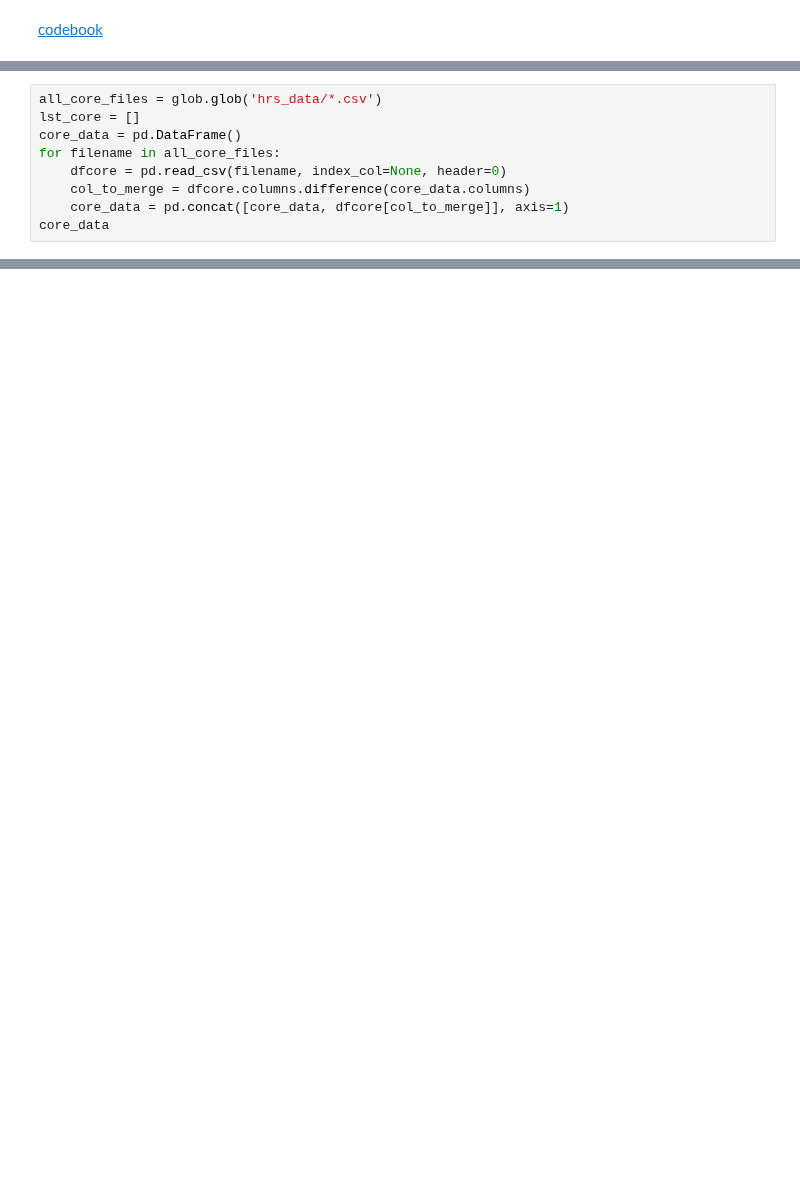
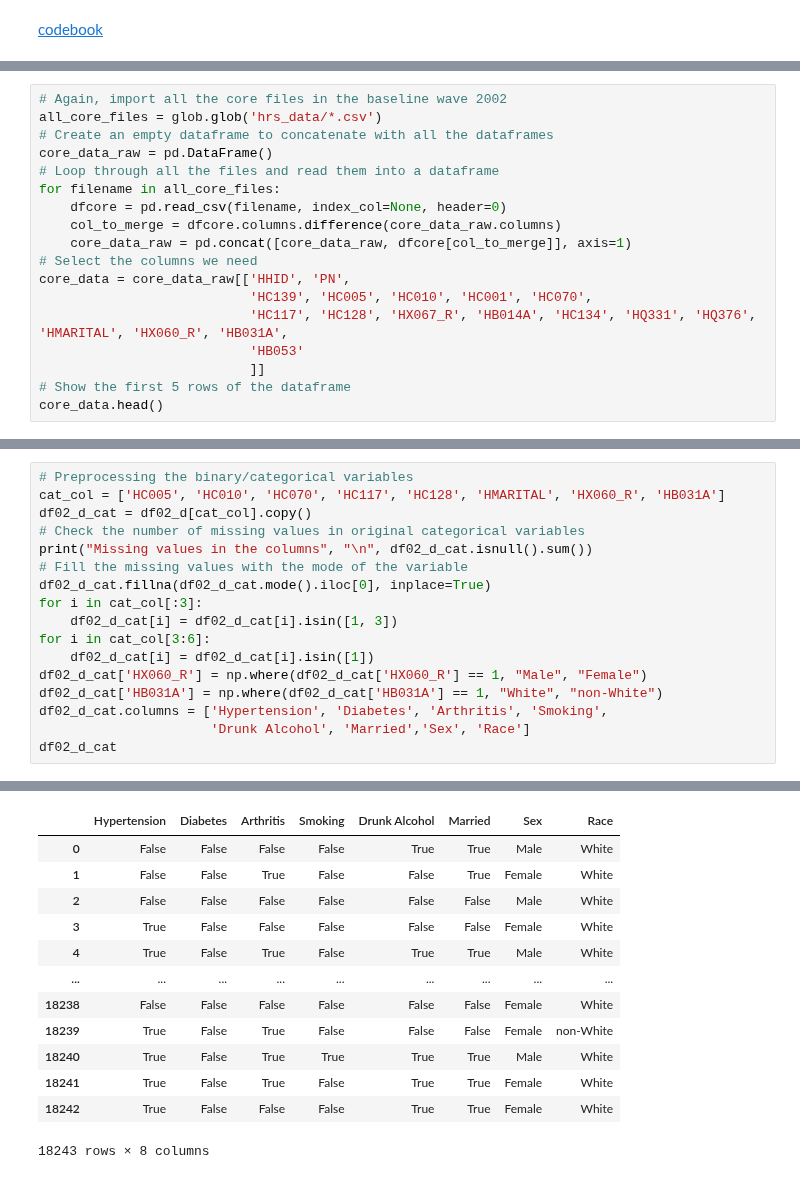
Before and after one commit to yiang-li/Predicting-Mortality-Machine-Learning, a Jupyter notebook: code_hrs.ipynb, the cells around one changed output, grey strips where cells are left out. Cells and saved outputs as stored; diff of their text form; blank space fills up the shorter version.

```diff
--- a/code_hrs.ipynb
+++ b/code_hrs.ipynb
@@ -14,10 +22 @@ dispositon_data = pd.concat(lst_disposition, axis=0,
 dispositon_data['deceased'] = 1
-# %%
-all_core_files = glob.glob('hrs_data/*.csv')
-lst_core = []
-core_data = pd.DataFrame()
-for filename in all_core_files:
-    dfcore = pd.read_csv(filename, index_col=None, header=0)
-    col_to_merge = dfcore.columns.difference(core_data.columns)
-    core_data = pd.concat([core_data, dfcore[col_to_merge]], axis=1)
-core_data
@@ -37,0 +23,18 @@ core_data
+# %%
+# Again, import all the core files in the baseline wave 2002
+all_core_files = glob.glob('hrs_data/*.csv')
+# Create an empty dataframe to concatenate with all the dataframes
+core_data_raw = pd.DataFrame()
+# Loop through all the files and read them into a dataframe
+for filename in all_core_files:
+    dfcore = pd.read_csv(filename, index_col=None, header=0)
+    col_to_merge = dfcore.columns.difference(core_data_raw.columns)
+    core_data_raw = pd.concat([core_data_raw, dfcore[col_to_merge]], axis=1)
+# Select the columns we need
+core_data = core_data_raw[['HHID', 'PN',
+                           'HC139', 'HC005', 'HC010', 'HC001', 'HC070',
+                           'HC117', 'HC128', 'HX067_R', 'HB014A', 'HC134', 'HQ331', 'HQ376', 'HMARITAL', 'HX060_R', 'HB031A',
+                           'HB053'
+                           ]]
+# Show the first 5 rows of the dataframe
+core_data.head()
@@ -45,0 +125,18 @@ Name: deceased, dtype: int64
+# %%
+# Preprocessing the binary/categorical variables
+cat_col = ['HC005', 'HC010', 'HC070', 'HC117', 'HC128', 'HMARITAL', 'HX060_R', 'HB031A']
+df02_d_cat = df02_d[cat_col].copy()
+# Check the number of missing values in original categorical variables
+print("Missing values in the columns", "\n", df02_d_cat.isnull().sum())
+# Fill the missing values with the mode of the variable
+df02_d_cat.fillna(df02_d_cat.mode().iloc[0], inplace=True)
+for i in cat_col[:3]:
+    df02_d_cat[i] = df02_d_cat[i].isin([1, 3])
+for i in cat_col[3:6]:
+    df02_d_cat[i] = df02_d_cat[i].isin([1])
+df02_d_cat['HX060_R'] = np.where(df02_d_cat['HX060_R'] == 1, "Male", "Female")
+df02_d_cat['HB031A'] = np.where(df02_d_cat['HB031A'] == 1, "White", "non-White")
+df02_d_cat.columns = ['Hypertension', 'Diabetes', 'Arthritis', 'Smoking',
+                      'Drunk Alcohol', 'Married','Sex', 'Race']
+df02_d_cat
+# %% [output]
@@ -45,0 +153,13 @@ Name: deceased, dtype: int64
+|  | Hypertension | Diabetes | Arthritis | Smoking | Drunk Alcohol | Married | Sex | Race |
+| 0 | False | False | False | False | True | True | Male | White |
+| 1 | False | False | True | False | False | True | Female | White |
+| 2 | False | False | False | False | False | False | Male | White |
+| 3 | True | False | False | False | False | False | Female | White |
+| 4 | True | False | True | False | True | True | Male | White |
+| ... | ... | ... | ... | ... | ... | ... | ... | ... |
+| 18238 | False | False | False | False | False | False | Female | White |
+| 18239 | True | False | True | False | False | False | Female | non-White |
+| 18240 | True | False | True | True | True | True | Male | White |
+| 18241 | True | False | True | False | True | True | Female | White |
+| 18242 | True | False | False | False | True | True | Female | White |
+18243 rows × 8 columns
```
Also changed, not shown: parts of 9 cells of this notebook, 5 other files.
